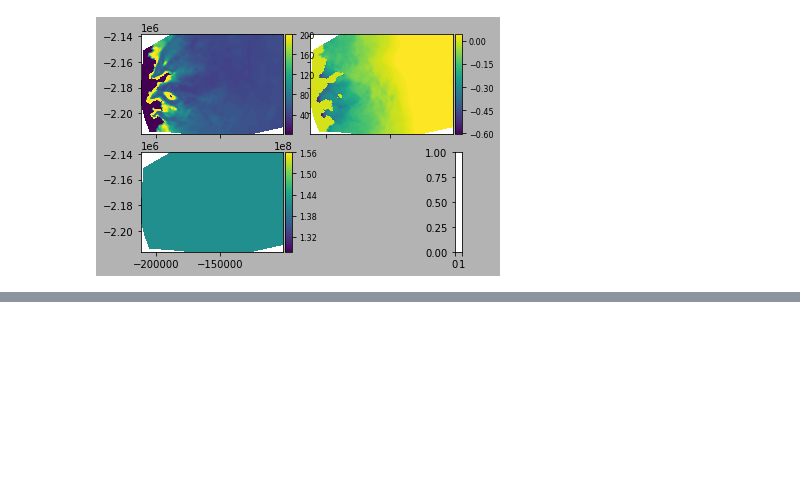
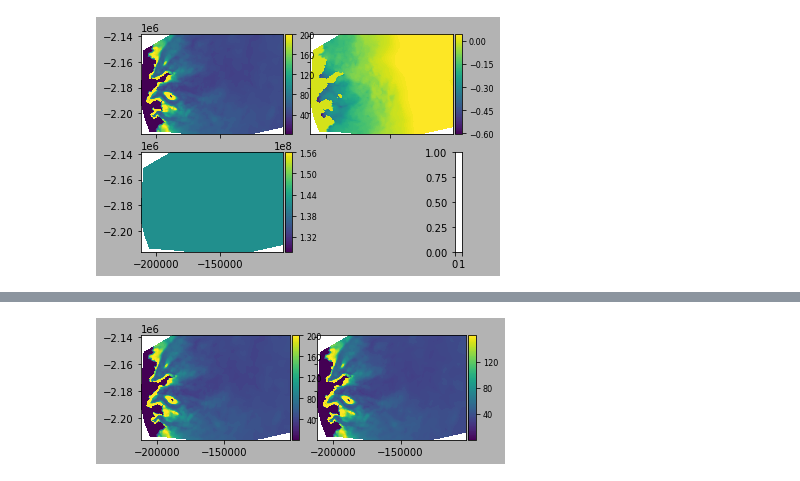
Before and after one commit to dfelikson/GrIS_Outlet_Glacier_Seasonal_dhdt, a Jupyter notebook: runme_terminus_lhs.ipynb, the cells around one changed output, grey strips where cells are left out. Saved outputs shown, nothing was run; the diff lists cells and outputs as text; code cells hidden in the pictures; blank space fills up the shorter version.

Commit message:
LHS parameter outputs with pickle data dump

```diff
--- a/runme_terminus_lhs.ipynb
+++ b/runme_terminus_lhs.ipynb
@@ -102,3 +101,0 @@ array([117.4911716])
-# %%
-friction_after = md.friction.coefficient[0] + [md.friction.coefficient[0] * -0.12]
-friction_after
@@ -134,6 +120,24 @@ plt.show()
 k = k * 0.4 - 0.2
 
 # change initial model parameters to proportional LHS output
-friction_after = md.friction.coefficient + [md.friction.coefficient * k[0]]
-smb_mass_balance_after = md.smb.mass_balance + [md.smb.mass_balance * k[1]]
-materials_rheology_B_after = md.materials.rheology_B + [md.materials.rheology_B * k[2]]
+#friction_after = md.friction.coefficient + md.friction.coefficient * k[0]
+#smb_mass_balance_after = md.smb.mass_balance + md.smb.mass_balance * k[1]
+#materials_rheology_B_after = md.materials.rheology_B + md.materials.rheology_B * k[2]
+
+data = {
+    'friction_after': md.friction.coefficient + md.friction.coefficient * k[0],
+    'smb_mass_balance_after': md.smb.mass_balance + md.smb.mass_balance * k[1],
+    'materials_rheology_B_after': md.materials.rheology_B + md.materials.rheology_B * k[2]
+}
+# %%
+# test ensemble 1 & 2 for plotting
+friction_after_ens1 = friction_after[:,0]
+smb_mass_balance_ens1 = smb_mass_balance_after[:,0]
+materials_rheology_B_ens1 = materials_rheology_B_after[:,0]
+friction_after_ens2 = friction_after[:,1]
+smb_mass_balance_ens2 = smb_mass_balance_after[:,1]
+materials_rheology_B_ens2 = materials_rheology_B_after[:,1]
+# %%
+plotmodel(md, 'data', md.friction.coefficient, 'data', friction_after_ens1)
+# %% [output]
+[figure, added]
```
Also changed, not shown: parts of 23 cells of this notebook.
